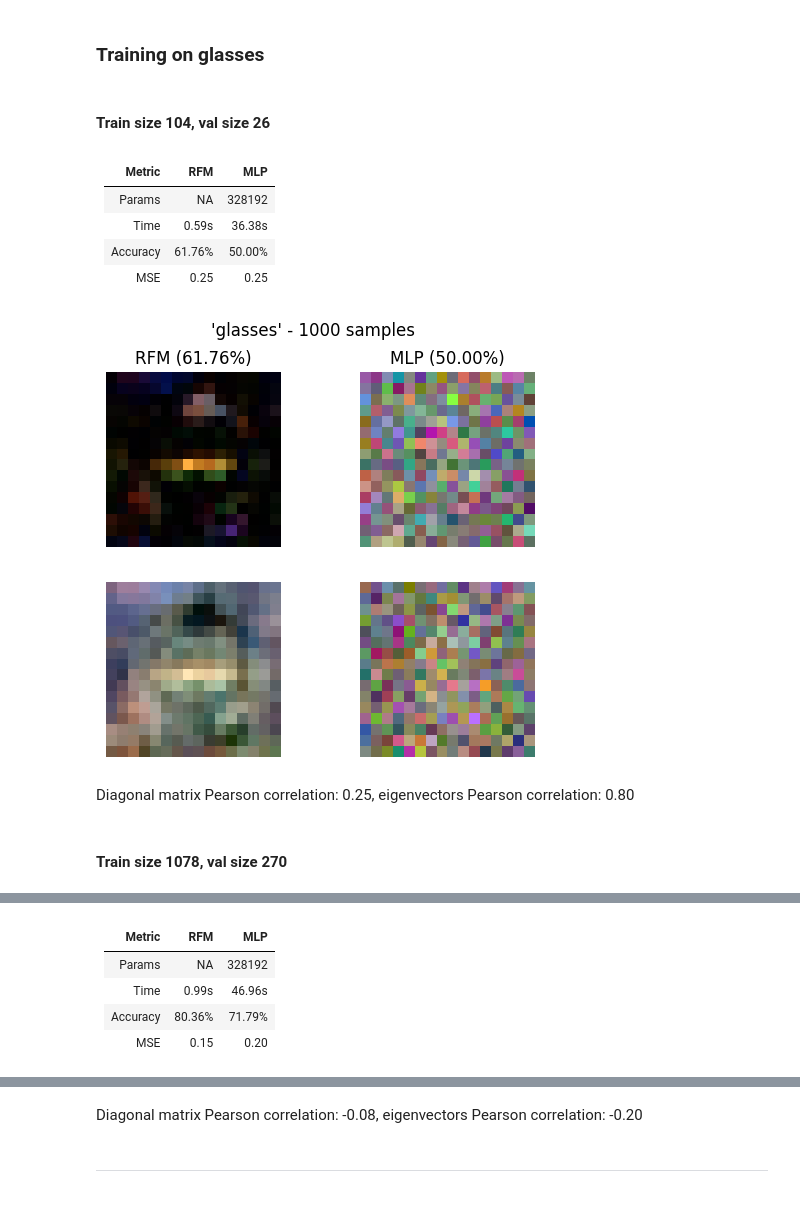
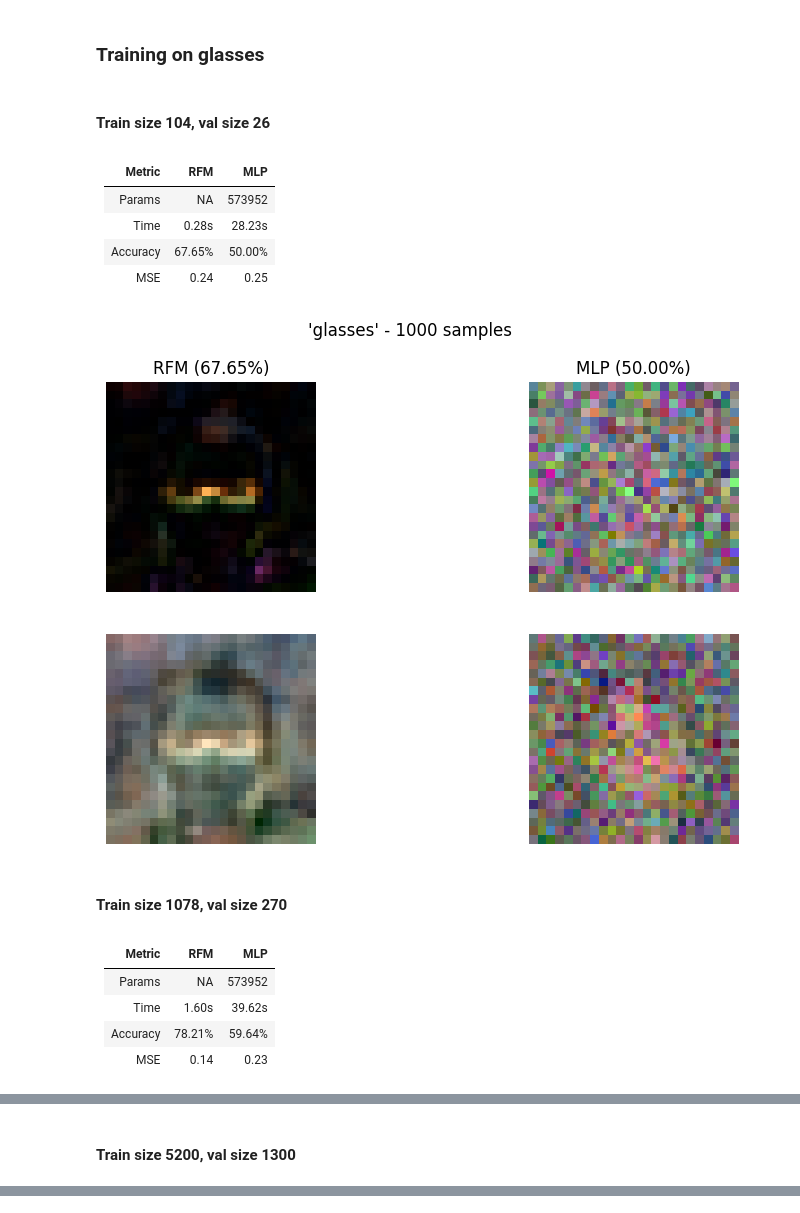
Before and after one commit to gerkone/recursive_feature_machines_praktikum, a Jupyter notebook: praktikum/reproduction.ipynb, the cells around one changed output, grey strips where cells are left out. Drawn from its saved outputs; the diff is of its cells as text; code cells hidden in the pictures.

```diff
--- a/praktikum/reproduction.ipynb
+++ b/praktikum/reproduction.ipynb
@@ -115,54 +95,42 @@ for key in CELEBA_TARGETS:
 
         start = time.perf_counter_ns()
         M_rfm, mse_rfm, acc_rfm, _ = rfm.train(trainloader, testloader, iters=1)
         time_rfm = (time.perf_counter_ns() - start) / 1e9
 
         start = time.perf_counter_ns()
         mlp, mse_mlp, acc_mlp, _ = nn.train(trainloader, valloader, testloader)
         time_mlp = (time.perf_counter_ns() - start) / 1e9
         n_params = sum(p.numel() for p in mlp.parameters() if p.requires_grad)
 
         table = f"| Metric | RFM | MLP |\n| --- | --- | --- |\n"
         table += f"| Params | NA | {n_params} |\n"
         table += f"| Time | {time_rfm:.2f}s | {time_mlp:.2f}s |\n"
         table += f"| Accuracy | {acc_rfm:.2f}% | {acc_mlp:.2f}% |\n"
         table += f"| MSE | {mse_rfm:.2f} | {mse_mlp:.2f} |\n"
 
         display(Markdown(table))
 
         F_dict, _ = visualize_M_dict(
             {f"RFM": (acc_rfm, M_rfm), f"MLP": (acc_mlp, mlp.M)},
             title=f"'{key}' - {n_train} samples",
         )
         plt.show()
 
-        corr_diag = np.corrcoef(
-            F_dict["RFM"][1].mean(-1) / np.linalg.norm(F_dict["RFM"][1].mean(-1)),
-            F_dict["MLP"][1].mean(-1) / np.linalg.norm(F_dict["MLP"][1].mean(-1)),
-            rowvar=False,
-        )[0, 1]
-        corr_eig = np.corrcoef(
-            F_dict["RFM"][2].mean(-1) / np.linalg.norm(F_dict["RFM"][2].mean(-1)),
-            F_dict["MLP"][2].mean(-1) / np.linalg.norm(F_dict["MLP"][2].mean(-1)),
-            rowvar=False,
-        )[0, 1]
-        display(
-            Markdown(
-                f"Diagonal matrix Pearson correlation: {corr_diag:.2f}, "
-                f"eigenvectors Pearson correlation: {corr_eig:.2f}"
-            )
-        )
-
     display(Markdown("---"))
 # %% [output]
 ### Training on __glasses__
 #### Train size 104, val size 26
 | Metric | RFM | MLP |
 | --- | --- | --- |
-| Params | NA | 328192 |
-| Time | 0.59s | 36.38s |
-| Accuracy | 61.76% | 50.00% |
-| MSE | 0.25 | 0.25 |
+| Params | NA | 573952 |
+| Time | 0.28s | 28.23s |
+| Accuracy | 67.65% | 50.00% |
+| MSE | 0.24 | 0.25 |
-[figure, old version]
+[figure, new version]
-Diagonal matrix Pearson correlation: 0.25, eigenvectors Pearson correlation: 0.80
+#### Train size 1078, val size 270
-#### Train size 1078, val size 270
+| Metric | RFM | MLP |
+| --- | --- | --- |
+| Params | NA | 573952 |
+| Time | 1.60s | 39.62s |
+| Accuracy | 78.21% | 59.64% |
+| MSE | 0.14 | 0.23 |
@@ -169,6 +138 @@ Diagonal matrix Pearson correlation: 0.25, eigenvectors Pearson correlation: 0.8
-| Metric | RFM | MLP |
-| --- | --- | --- |
-| Params | NA | 328192 |
-| Time | 0.99s | 46.96s |
-| Accuracy | 80.36% | 71.79% |
-| MSE | 0.15 | 0.20 |
+#### Train size 5200, val size 1300
@@ -185,5 +147,3 @@ Diagonal matrix Pearson correlation: -0.22, eigenvectors Pearson correlation: 0.
-Diagonal matrix Pearson correlation: -0.08, eigenvectors Pearson correlation: -0.20
----
 # %% [markdown]
 ## 2. Tabular data: RFMs outperforms most models on tabular data
 Reportedly RFMs get better accuracy on tabular benchmark datasets than other models, such as XGBoost and MLPs. This sections reproduces those results on a couple of benchmarks.
```
Also changed, not shown: parts of 18 cells of this notebook, 7 other files.
